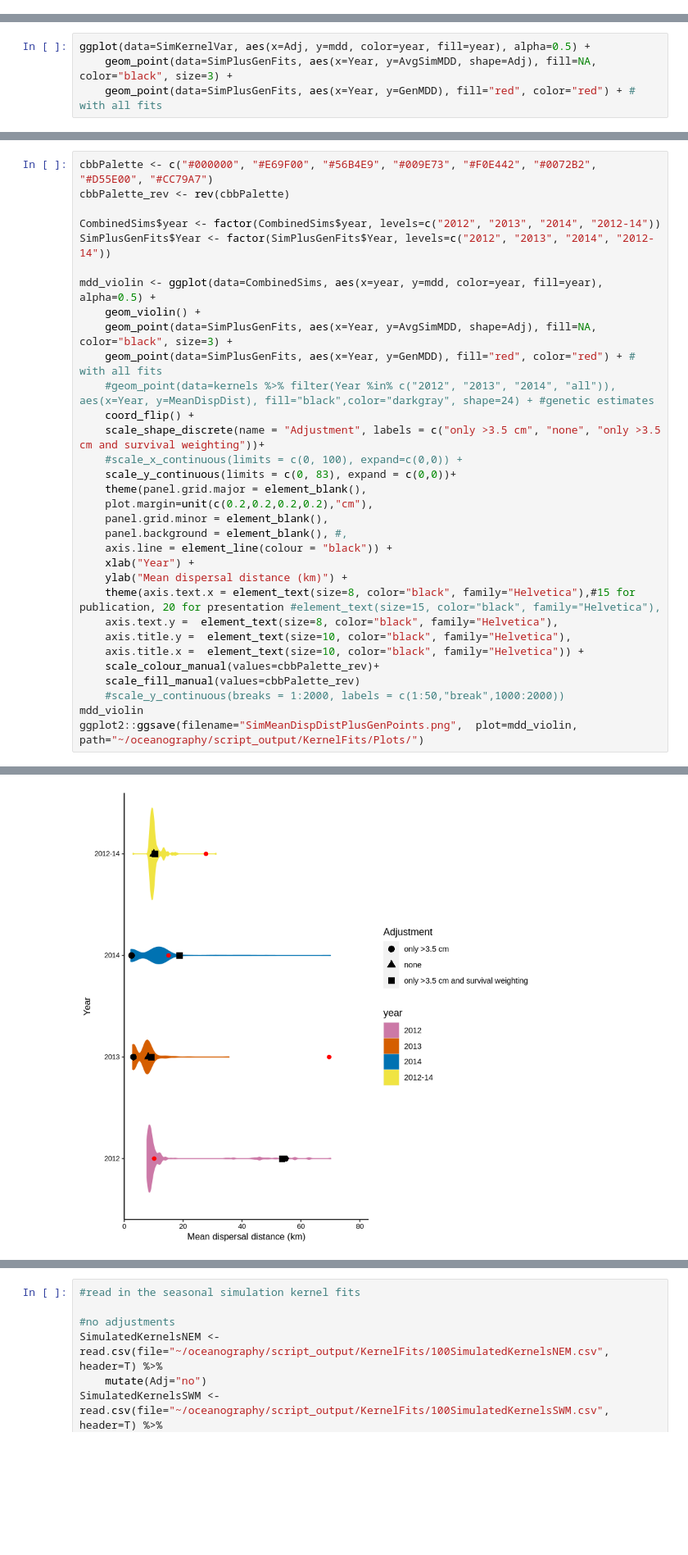
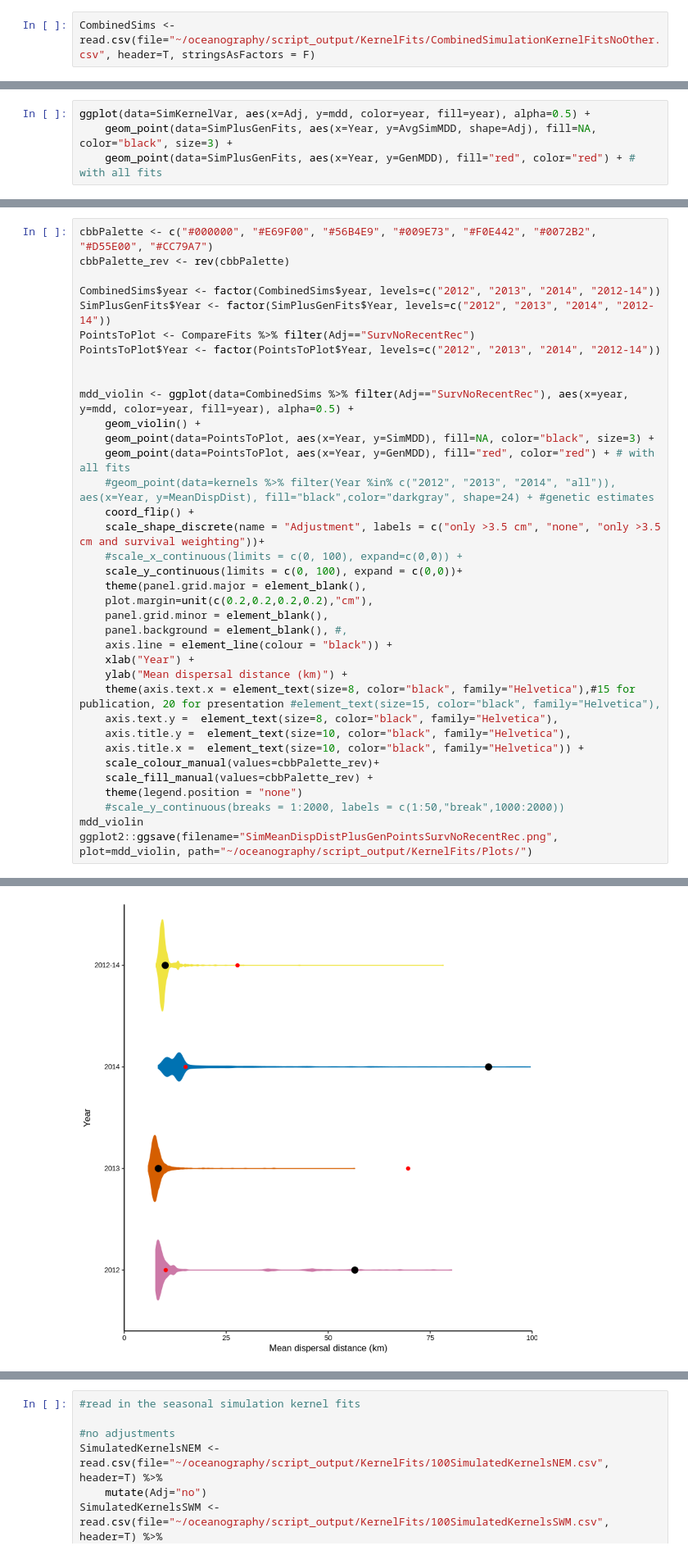
Before and after one commit to pinskylab/CamotesROMS, a Jupyter notebook: notebooks/process_ROMS_kernels.ipynb, the cells around one changed output, grey strips where cells are left out. Shown at 82% size. Saved outputs shown, nothing was run; the diff lists cells and outputs as text; blank space fills up the shorter version.

Commit message:
CV, MDD, and theta plots

```diff
--- a/notebooks/process_ROMS_kernels.ipynb
+++ b/notebooks/process_ROMS_kernels.ipynb
@@ -90,3 +90,5 @@ write.csv(CombinedSims, file="~/oceanography/script_output/KernelFits/CombinedSi
+# %%
+CombinedSims <- read.csv(file="~/oceanography/script_output/KernelFits/CombinedSimulationKernelFitsNoOther.csv", header=T, stringsAsFactors = F)
 # %%
 head(CombinedSims)
 tail(CombinedSims)
@@ -331,16 +406,19 @@ cbbPalette_rev <- rev(cbbPalette)
 
 CombinedSims$year <- factor(CombinedSims$year, levels=c("2012", "2013", "2014", "2012-14"))
 SimPlusGenFits$Year <- factor(SimPlusGenFits$Year, levels=c("2012", "2013", "2014", "2012-14"))
+PointsToPlot <- CompareFits %>% filter(Adj=="SurvNoRecentRec")
+PointsToPlot$Year <- factor(PointsToPlot$Year, levels=c("2012", "2013", "2014", "2012-14"))
 
-mdd_violin <- ggplot(data=CombinedSims, aes(x=year, y=mdd, color=year, fill=year), alpha=0.5) +
+
+mdd_violin <- ggplot(data=CombinedSims %>% filter(Adj=="SurvNoRecentRec"), aes(x=year, y=mdd, color=year, fill=year), alpha=0.5) +
     geom_violin() +
-    geom_point(data=SimPlusGenFits, aes(x=Year, y=AvgSimMDD, shape=Adj), fill=NA, color="black", size=3) +
-    geom_point(data=SimPlusGenFits, aes(x=Year, y=GenMDD), fill="red", color="red") + # with all fits
+    geom_point(data=PointsToPlot, aes(x=Year, y=SimMDD), fill=NA, color="black", size=3) +
+    geom_point(data=PointsToPlot, aes(x=Year, y=GenMDD), fill="red", color="red") + # with all fits
     #geom_point(data=kernels %>% filter(Year %in% c("2012", "2013", "2014", "all")), aes(x=Year, y=MeanDispDist), fill="black",color="darkgray", shape=24) + #genetic estimates
     coord_flip() +
     scale_shape_discrete(name = "Adjustment", labels = c("only >3.5 cm", "none", "only >3.5 cm and survival weighting"))+
     #scale_x_continuous(limits = c(0, 100), expand=c(0,0)) +
-    scale_y_continuous(limits = c(0, 83), expand = c(0,0))+
+    scale_y_continuous(limits = c(0, 100), expand = c(0,0))+
     theme(panel.grid.major = element_blank(),
     plot.margin=unit(c(0.2,0.2,0.2,0.2),"cm"),
     panel.grid.minor = element_blank(),
@@ -353,9 +431,10 @@ mdd_violin <- ggplot(data=CombinedSims, aes(x=year, y=mdd, color=year, fill=year
     axis.title.y =  element_text(size=10, color="black", family="Helvetica"),
     axis.title.x =  element_text(size=10, color="black", family="Helvetica")) +
     scale_colour_manual(values=cbbPalette_rev)+
-    scale_fill_manual(values=cbbPalette_rev)
+    scale_fill_manual(values=cbbPalette_rev) +
+    theme(legend.position = "none")
     #scale_y_continuous(breaks = 1:2000, labels = c(1:50,"break",1000:2000))
 mdd_violin
-ggplot2::ggsave(filename="SimMeanDispDistPlusGenPoints.png",  plot=mdd_violin, path="~/oceanography/script_output/KernelFits/Plots/")
+ggplot2::ggsave(filename="SimMeanDispDistPlusGenPointsSurvNoRecentRec.png",  plot=mdd_violin, path="~/oceanography/script_output/KernelFits/Plots/")
 # %% [output]
 Warning message:
@@ -367 +444 @@ Warning message:
-[figure, old version]
+[figure, new version]
```
Also changed, not shown: parts of 19 cells of this notebook, 7 other files.
